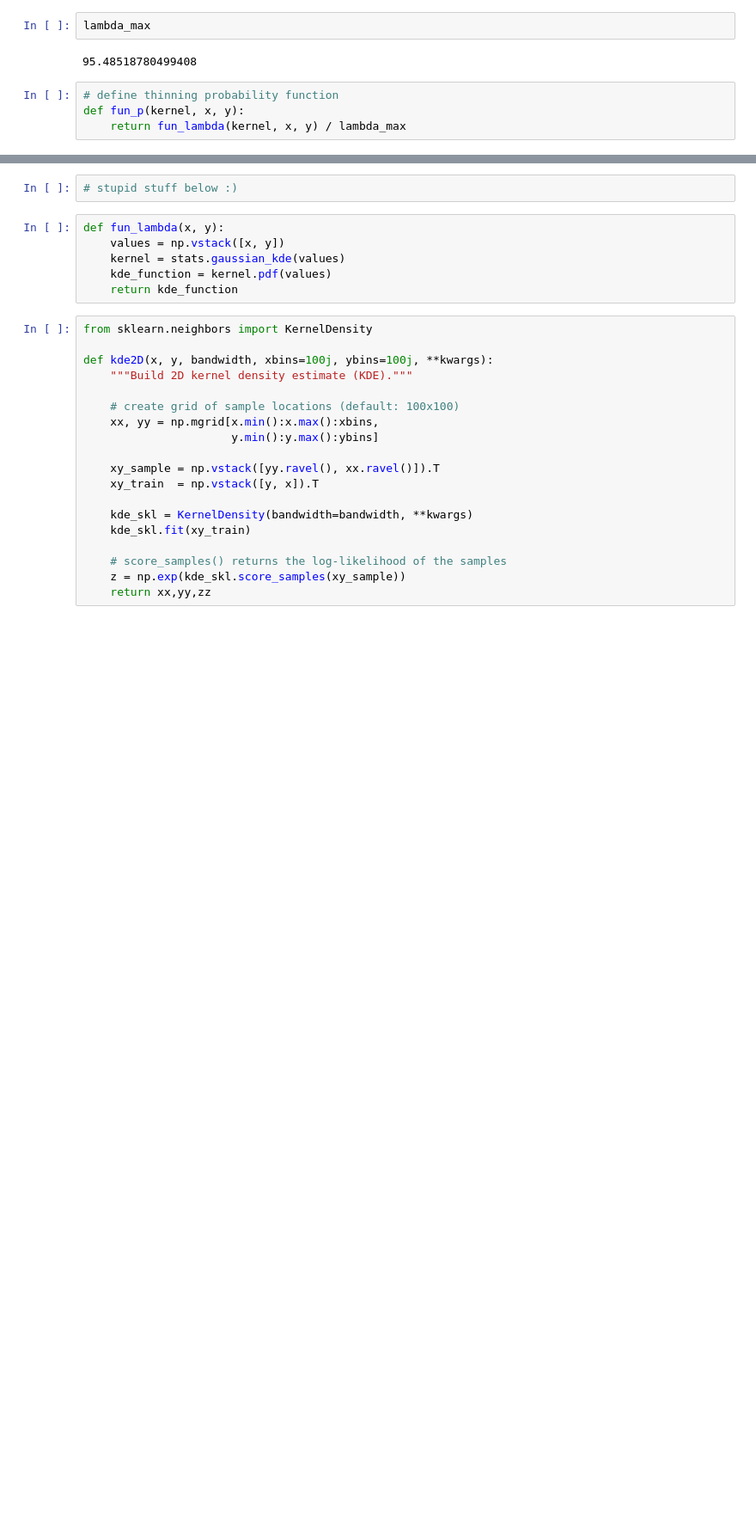
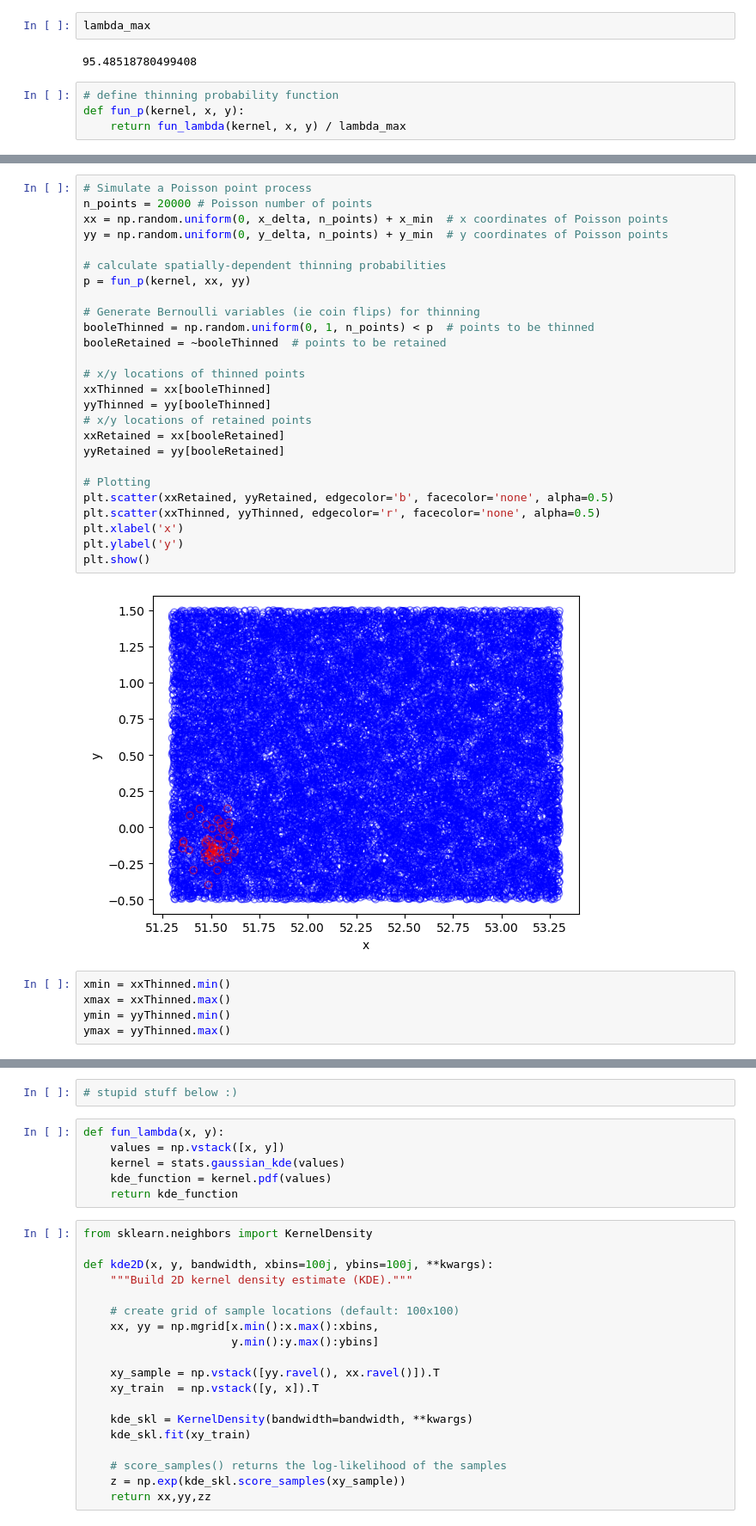
Before and after one commit to giuliaok/spatstat_london_firms, a Jupyter notebook: kinhom_work/simulation_work.ipynb, the cells around one changed output, grey strips where cells are left out. Shown: that part at 86% size. Saved outputs shown, nothing was run; the diff lists cells and outputs as text; blank space fills up the shorter version.

Commit message:
simulated data

```diff
--- a/kinhom_work/simulation_work.ipynb
+++ b/kinhom_work/simulation_work.ipynb
@@ -103,0 +110,33 @@ plt.show()
+# %%
+# Simulate a Poisson point process
+n_points = 20000 # Poisson number of points
+xx = np.random.uniform(0, x_delta, n_points) + x_min  # x coordinates of Poisson points
+yy = np.random.uniform(0, y_delta, n_points) + y_min  # y coordinates of Poisson points
+
+# calculate spatially-dependent thinning probabilities
+p = fun_p(kernel, xx, yy)
+
+# Generate Bernoulli variables (ie coin flips) for thinning
+booleThinned = np.random.uniform(0, 1, n_points) < p  # points to be thinned
+booleRetained = ~booleThinned  # points to be retained
+
+# x/y locations of thinned points
+xxThinned = xx[booleThinned]
+yyThinned = yy[booleThinned]
+# x/y locations of retained points
+xxRetained = xx[booleRetained]
+yyRetained = yy[booleRetained]
+
+# Plotting
+plt.scatter(xxRetained, yyRetained, edgecolor='b', facecolor='none', alpha=0.5)
+plt.scatter(xxThinned, yyThinned, edgecolor='r', facecolor='none', alpha=0.5)
+plt.xlabel('x')
+plt.ylabel('y')
+plt.show()
+# %% [output]
+[figure, added]
+# %%
+xmin = xxThinned.min()
+xmax = xxThinned.max()
+ymin = yyThinned.min()
+ymax = yyThinned.max()
```
Also changed, not shown: parts of 10 cells of this notebook.
